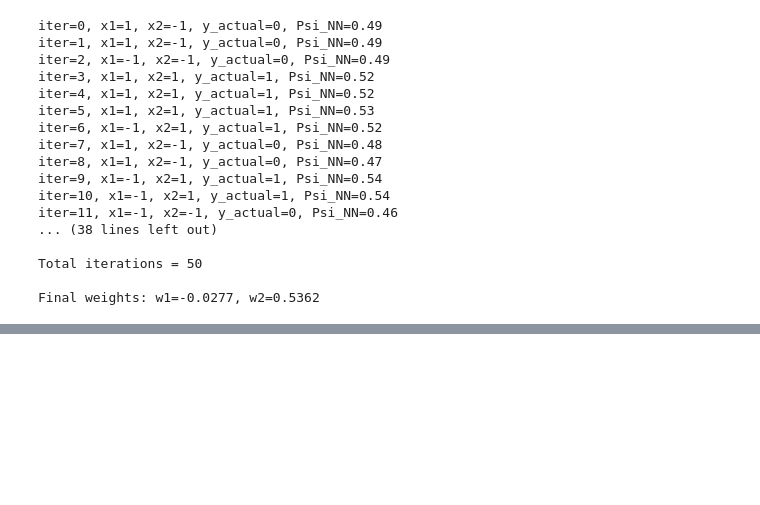
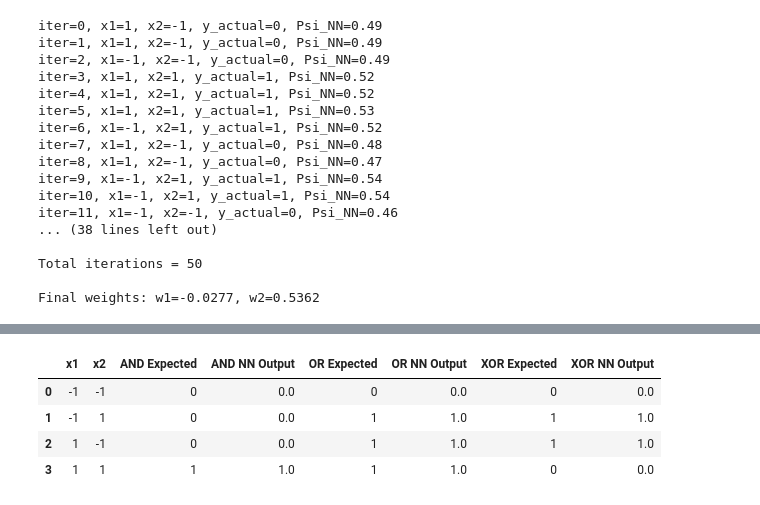
Before and after one commit to akatelync/machine-learning2, a Jupyter notebook: machine-learning2/notebooks/reviewer.ipynb, the cells around one changed output, grey strips where cells are left out. Saved outputs shown, nothing was run; the diff lists cells and outputs as text; code cells hidden in the pictures; blank space fills up the shorter version.

```diff
--- a/machine-learning2/notebooks/reviewer.ipynb
+++ b/machine-learning2/notebooks/reviewer.ipynb
@@ -678,0 +938,8 @@ Final weights: w1=-0.0277, w2=0.5362
+# %%
+results_df
+# %% [output]
+|  | x1 | x2 | AND Expected | AND NN Output | OR Expected | OR NN Output | XOR Expected | XOR NN Output |
+| 0 | -1 | -1 | 0 | 0.0 | 0 | 0.0 | 0 | 0.0 |
+| 1 | -1 | 1 | 0 | 0.0 | 1 | 1.0 | 1 | 1.0 |
+| 2 | 1 | -1 | 0 | 0.0 | 1 | 1.0 | 1 | 1.0 |
+| 3 | 1 | 1 | 1 | 1.0 | 1 | 1.0 | 0 | 0.0 |
```
Also changed, not shown: parts of 19 cells of this notebook.
